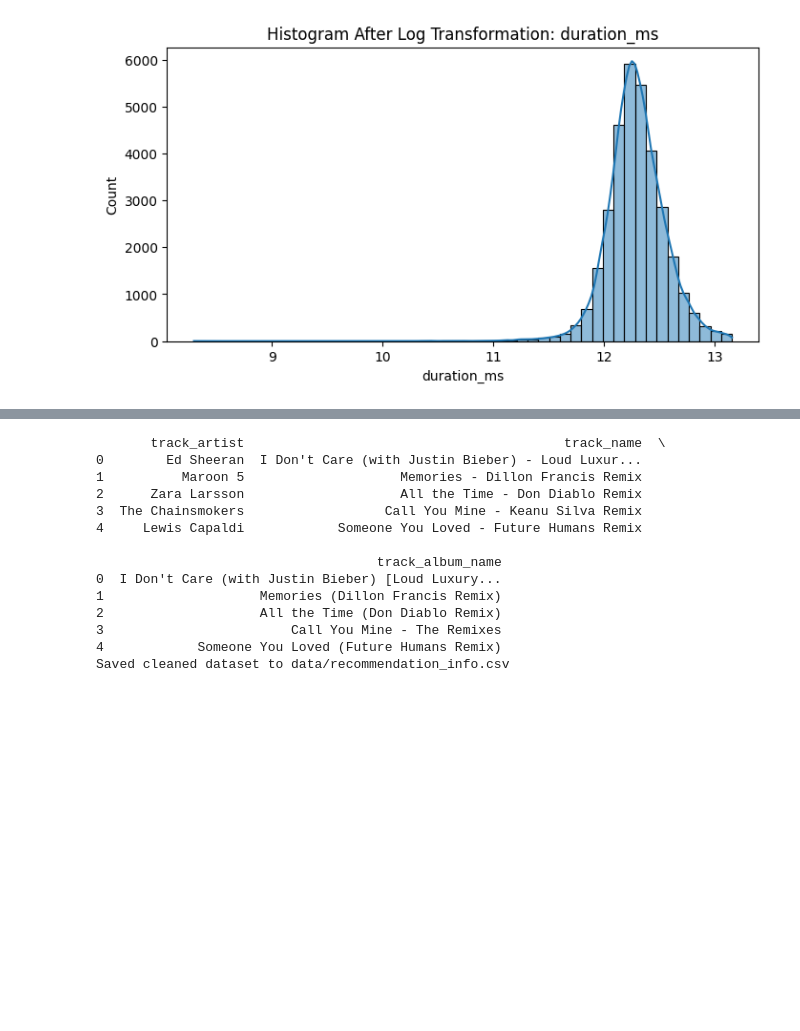
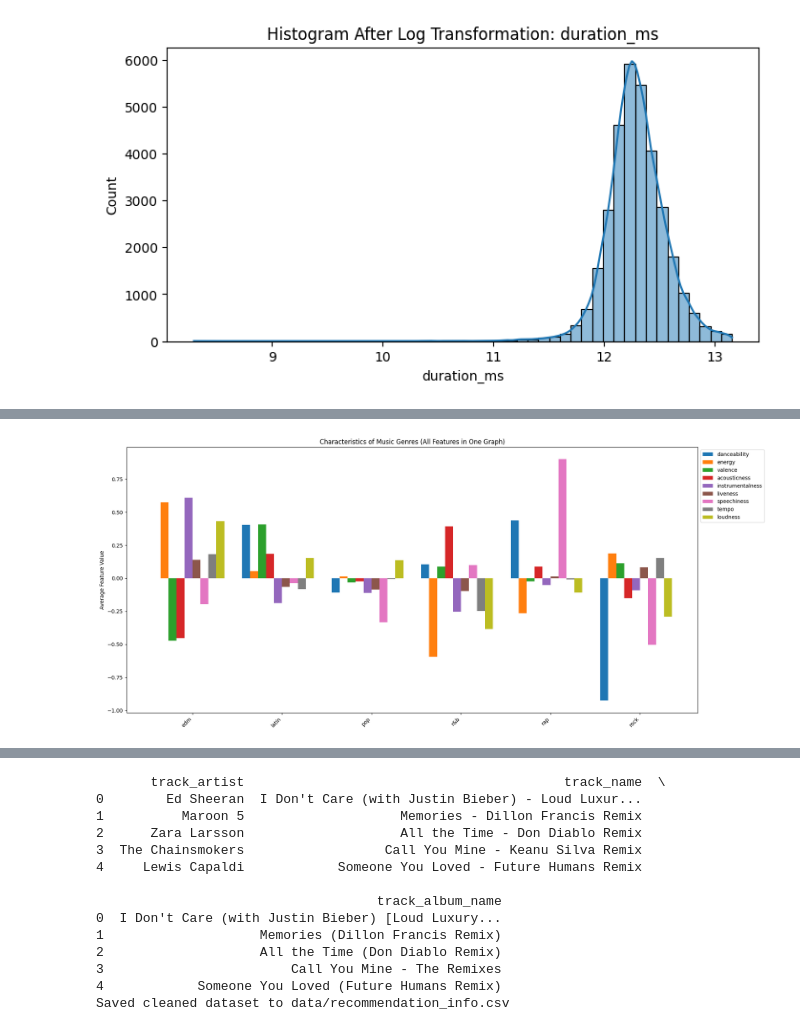
Before and after one commit to AaronSxng/CIS4930-ML-Final-Project, a Jupyter notebook: datapreprocessing.ipynb, the cells around one changed output, grey strips where cells are left out. Cells and saved outputs as stored; diff of their text form; code cells hidden in the pictures; blank space fills up the shorter version.

```diff
--- a/datapreprocessing.ipynb
+++ b/datapreprocessing.ipynb
@@ -214,3 +253,44 @@ spotify_df[numerical_cols] = scaler.fit_transform(spotify_df[numerical_cols])
+# %%
+feature_cols = [
+    'danceability', 'energy', 'valence', 'acousticness', 'instrumentalness',
+    'liveness', 'speechiness', 'tempo', 'loudness'
+]
+feature_cols = [c for c in feature_cols if c in spotify_df.columns]
+
+genre_stats = (
+    spotify_df.groupby("playlist_genre")[feature_cols]
+    .mean()
+    .reset_index()
+)
+
+genres = genre_stats["playlist_genre"]
+x = np.arange(len(genres))  # positions
+
+# number of feature bars per genre
+n_features = len(feature_cols)
+bar_width = 0.8 / n_features   # fit all bars nicely
+
+# ------------------------------------------
+# Create ONE grouped bar graph
+# ------------------------------------------
+plt.figure(figsize=(18, 8))
+
+for i, feature in enumerate(feature_cols):
+    plt.bar(
+        x + i*bar_width,
+        genre_stats[feature],
+        width=bar_width,
+        label=feature
+    )
+
+plt.xticks(x + bar_width*(n_features/2), genres, rotation=45, ha='right')
+plt.legend(loc='upper left', bbox_to_anchor=(1,1))
+plt.ylabel("Average Feature Value")
+plt.title("Characteristics of Music Genres (All Features in One Graph)")
+plt.tight_layout()
+plt.show()
+# %% [output]
+[figure, added]
 # %%
 print(spotify_df.head())
 spotify_df.to_csv("data/spotify_df_cleaned.csv", index=False)
```
Also changed, not shown: parts of 5 cells of this notebook, 3 other files.
